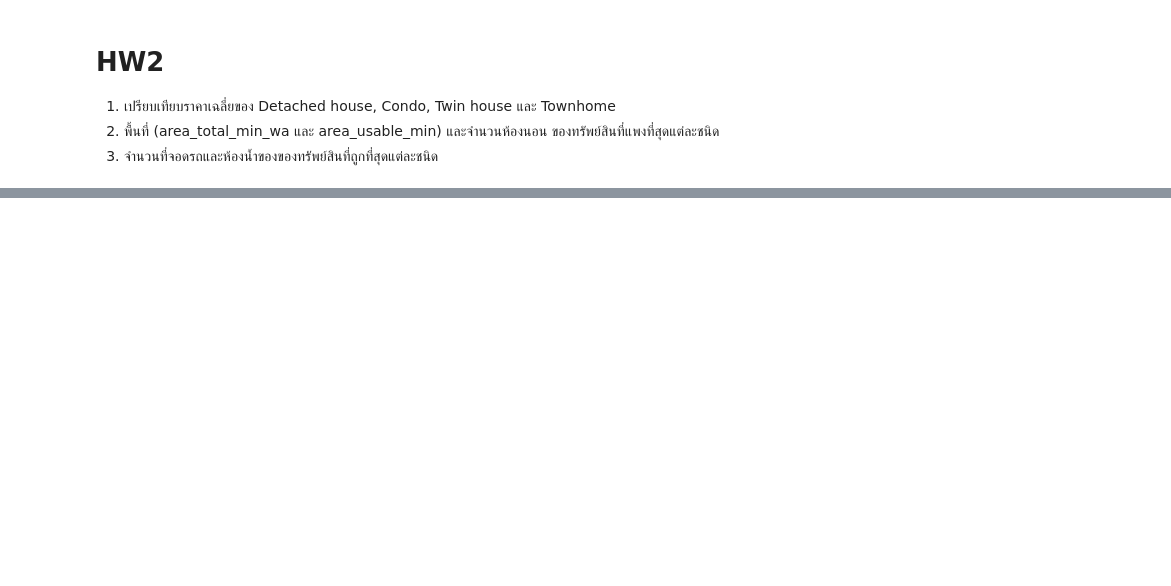
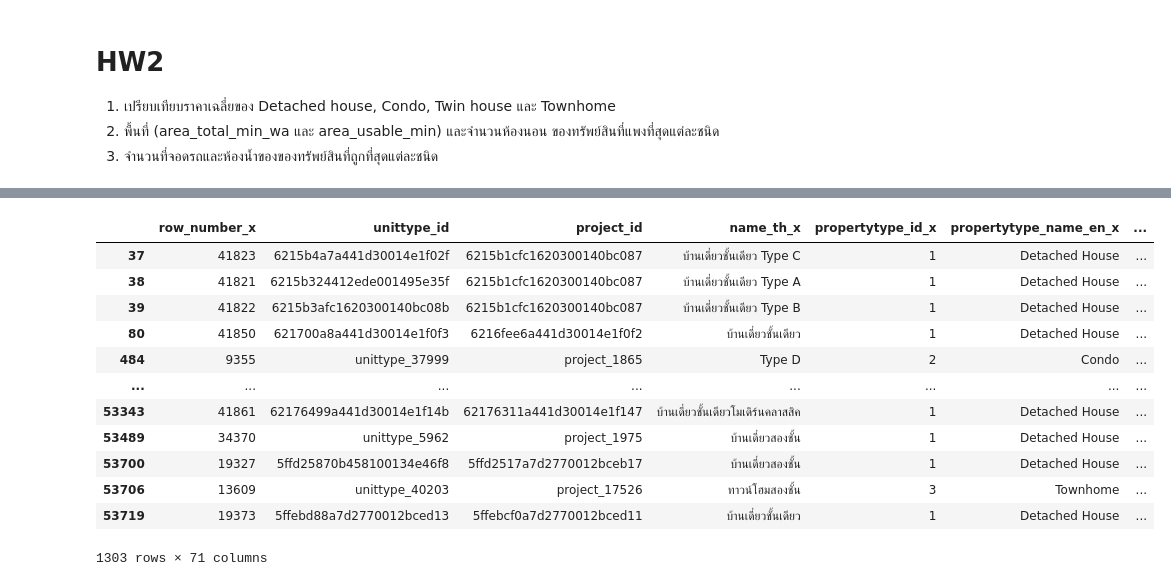
Before and after one commit to Momocute/BasicProg_DataViz65, a Jupyter notebook: pandas101.ipynb, the cells around one changed output, grey strips where cells are left out. Cells and saved outputs as stored; diff of their text form; code cells hidden in the pictures; blank space fills up the shorter version.

```diff
--- a/pandas101.ipynb
+++ b/pandas101.ipynb
@@ -422,0 +712,17 @@ unit.groupby(['propertytype_name_en']).count() #การนับ
+# %%
+this = unit.merge(project, left_on='project_id', right_on = 'project_id')
+this[this['province_name_th']=='ขอนแก่น']
+# %% [output]
+|  | row_number_x | unittype_id | project_id | name_th_x | propertytype_id_x | propertytype_name_en_x | ... |
+| 37 | 41823 | 6215b4a7a441d30014e1f02f | 6215b1cfc1620300140bc087 | บ้านเดี่ยวชั้นเดียว Type C | 1 | Detached House | ... |
+| 38 | 41821 | 6215b324412ede001495e35f | 6215b1cfc1620300140bc087 | บ้านเดี่ยวชั้นเดียว Type A | 1 | Detached House | ... |
+| 39 | 41822 | 6215b3afc1620300140bc08b | 6215b1cfc1620300140bc087 | บ้านเดี่ยวชั้นเดียว Type B | 1 | Detached House | ... |
+| 80 | 41850 | 621700a8a441d30014e1f0f3 | 6216fee6a441d30014e1f0f2 | บ้านเดี่ยวชั้นเดียว | 1 | Detached House | ... |
+| 484 | 9355 | unittype_37999 | project_1865 | Type D | 2 | Condo | ... |
+| ... | ... | ... | ... | ... | ... | ... | ... |
+| 53343 | 41861 | 62176499a441d30014e1f14b | 62176311a441d30014e1f147 | บ้านเดี่ยวชั้นเดียวโมเดิร์นคลาสสิค | 1 | Detached House | ... |
+| 53489 | 34370 | unittype_5962 | project_1975 | บ้านเดี่ยวสองชั้น | 1 | Detached House | ... |
+| 53700 | 19327 | 5ffd25870b458100134e46f8 | 5ffd2517a7d2770012bceb17 | บ้านเดี่ยวสองชั้น | 1 | Detached House | ... |
+| 53706 | 13609 | unittype_40203 | project_17526 | ทาวน์โฮมสองชั้น | 3 | Townhome | ... |
+| 53719 | 19373 | 5ffebd88a7d2770012bced13 | 5ffebcf0a7d2770012bced11 | บ้านเดี่ยวชั้นเดียว | 1 | Detached House | ... |
+1303 rows × 71 columns
```
Also changed, not shown: parts of 57 cells of this notebook.
